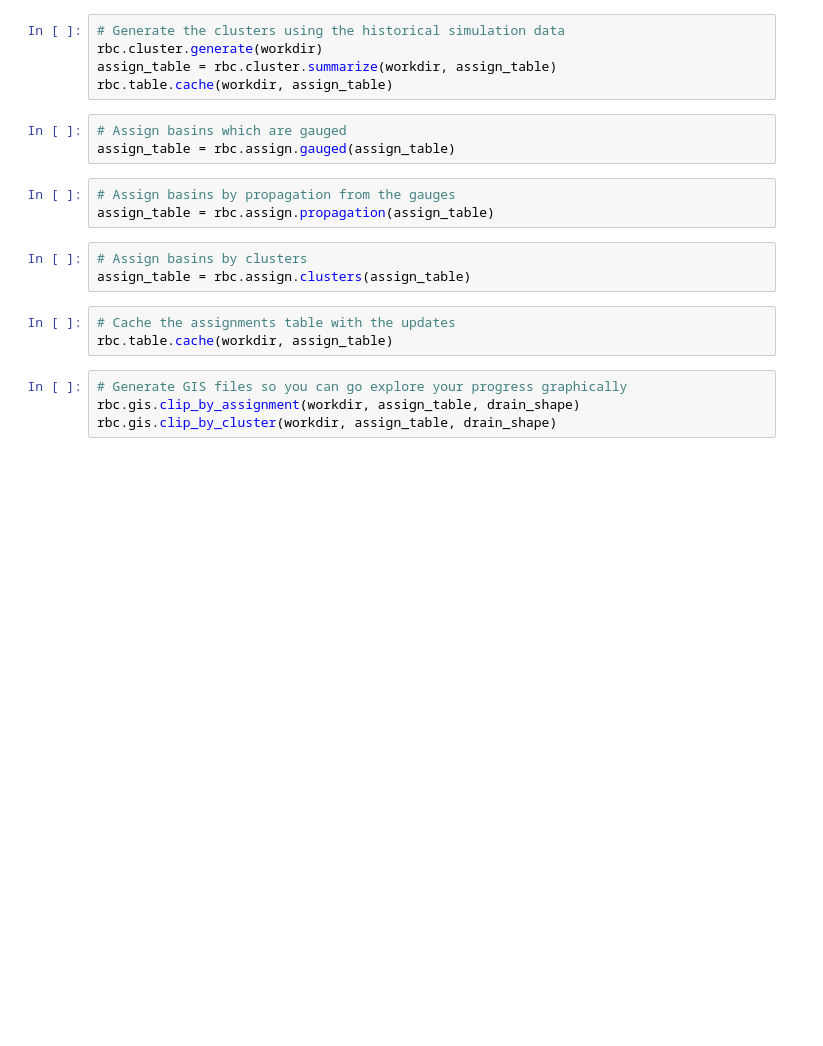
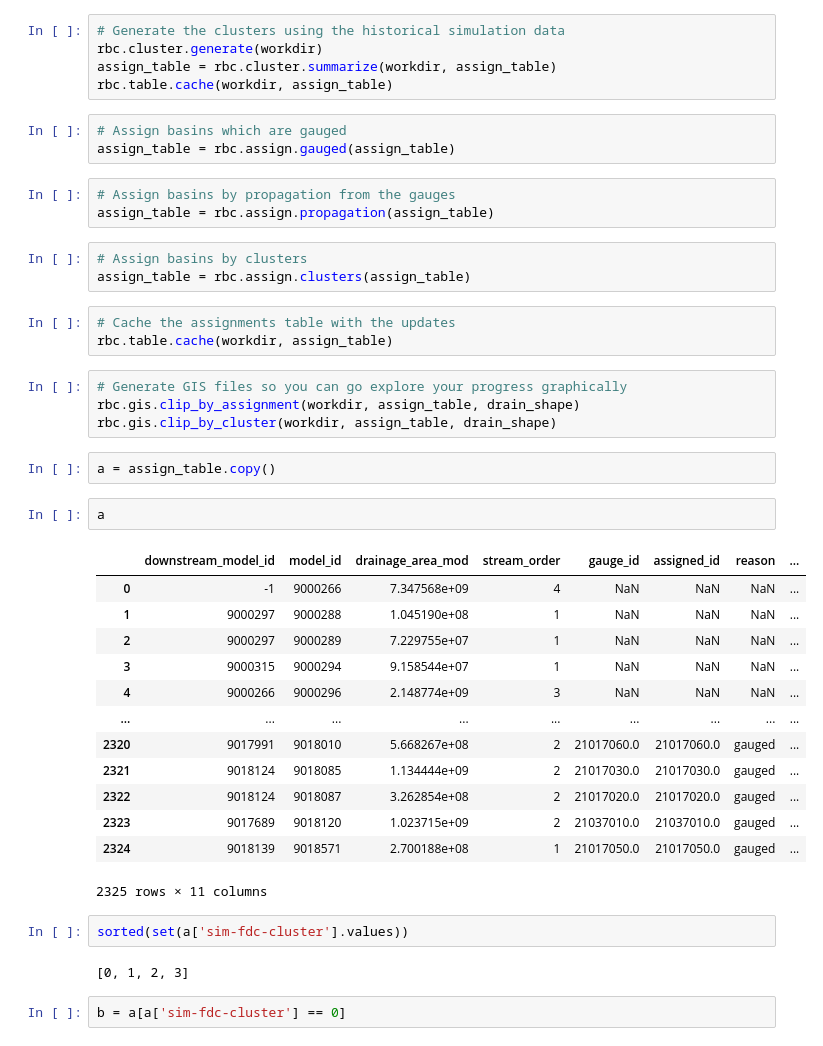
Before and after one commit to rileyhales/saber-hbc, a Jupyter notebook: examples/colombia-magdalena/colombia-example.ipynb, the cells around one changed output. Drawn from its saved outputs; the diff is of its cells as text; blank space fills up the shorter version.

```diff
--- a/examples/colombia-magdalena/colombia-example.ipynb
+++ b/examples/colombia-magdalena/colombia-example.ipynb
@@ -94,3 +46,27 @@ rbc.table.cache(workdir, assign_table)
 # Generate GIS files so you can go explore your progress graphically
 rbc.gis.clip_by_assignment(workdir, assign_table, drain_shape)
 rbc.gis.clip_by_cluster(workdir, assign_table, drain_shape)
+# %%
+a = assign_table.copy()
+# %%
+a
+# %% [output]
+|  | downstream_model_id | model_id | drainage_area_mod | stream_order | gauge_id | assigned_id | reason | ... |
+| 0 | -1 | 9000266 | 7.347568e+09 | 4 | NaN | NaN | NaN | ... |
+| 1 | 9000297 | 9000288 | 1.045190e+08 | 1 | NaN | NaN | NaN | ... |
+| 2 | 9000297 | 9000289 | 7.229755e+07 | 1 | NaN | NaN | NaN | ... |
+| 3 | 9000315 | 9000294 | 9.158544e+07 | 1 | NaN | NaN | NaN | ... |
+| 4 | 9000266 | 9000296 | 2.148774e+09 | 3 | NaN | NaN | NaN | ... |
+| ... | ... | ... | ... | ... | ... | ... | ... | ... |
+| 2320 | 9017991 | 9018010 | 5.668267e+08 | 2 | 21017060.0 | 21017060.0 | gauged | ... |
+| 2321 | 9018124 | 9018085 | 1.134444e+09 | 2 | 21017030.0 | 21017030.0 | gauged | ... |
+| 2322 | 9018124 | 9018087 | 3.262854e+08 | 2 | 21017020.0 | 21017020.0 | gauged | ... |
+| 2323 | 9017689 | 9018120 | 1.023715e+09 | 2 | 21037010.0 | 21037010.0 | gauged | ... |
+| 2324 | 9018139 | 9018571 | 2.700188e+08 | 1 | 21017050.0 | 21017050.0 | gauged | ... |
+2325 rows × 11 columns
+# %%
+sorted(set(a['sim-fdc-cluster'].values))
+# %% [output]
+[0, 1, 2, 3]
+# %%
+b = a[a['sim-fdc-cluster'] == 0]
```
Also changed, not shown: parts of 40 cells of this notebook, 4 other files.
